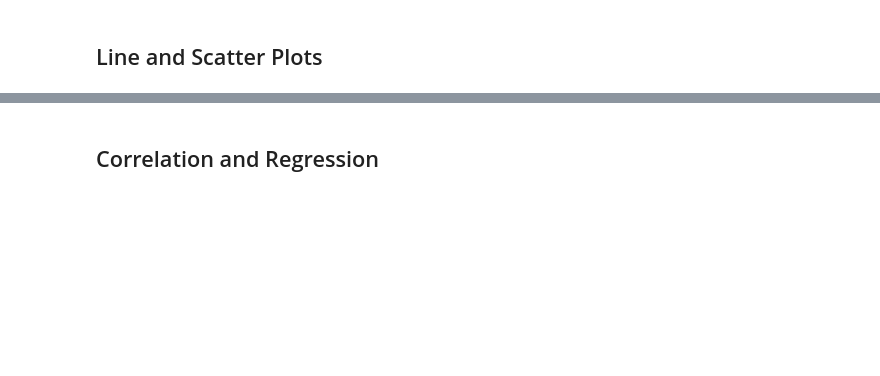
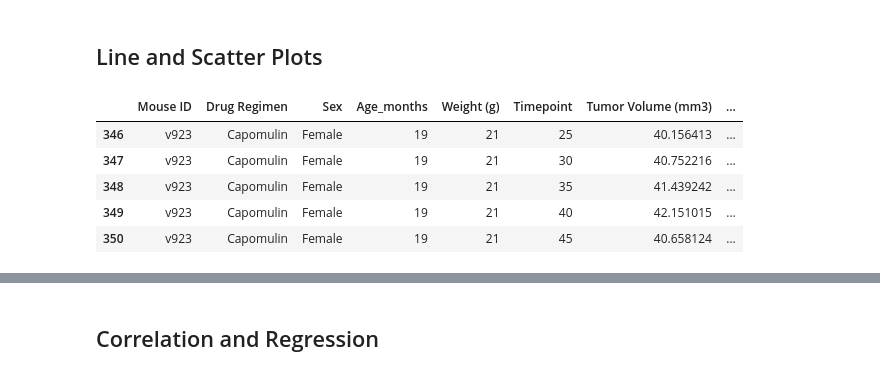
Before and after one commit to JacquelineMeyer1000/Matplotlib-challenge, a Jupyter notebook: Pymaceuticals.git/pymaceuticals.ipynb, the cells around one changed output, grey strips where cells are left out. Cells and saved outputs as stored; diff of their text form; code cells hidden in the pictures; blank space fills up the shorter version.

```diff
--- a/Pymaceuticals.git/pymaceuticals.ipynb
+++ b/Pymaceuticals.git/pymaceuticals.ipynb
@@ -137,4 +241,13 @@ top_4 = ['Capomulin', 'Ramicane', 'Infubinol','Ceftamin']
 # %% [markdown]
 ##  Line and Scatter Plots
+# %%
+capomulin_mouse = revised_study_df.loc[revised_study_df['Mouse ID'] == 'v923']
+# %% [output]
+|  | Mouse ID | Drug Regimen | Sex | Age_months | Weight (g) | Timepoint | Tumor Volume (mm3) | ... |
+| 346 | v923 | Capomulin | Female | 19 | 21 | 25 | 40.156413 | ... |
+| 347 | v923 | Capomulin | Female | 19 | 21 | 30 | 40.752216 | ... |
+| 348 | v923 | Capomulin | Female | 19 | 21 | 35 | 41.439242 | ... |
+| 349 | v923 | Capomulin | Female | 19 | 21 | 40 | 42.151015 | ... |
+| 350 | v923 | Capomulin | Female | 19 | 21 | 45 | 40.658124 | ... |
 # %%
 # Generate a line plot of tumor volume vs. time point for a mouse treated with Capomulin
```
Also changed, not shown: parts of 16 cells of this notebook, 1 other file.
